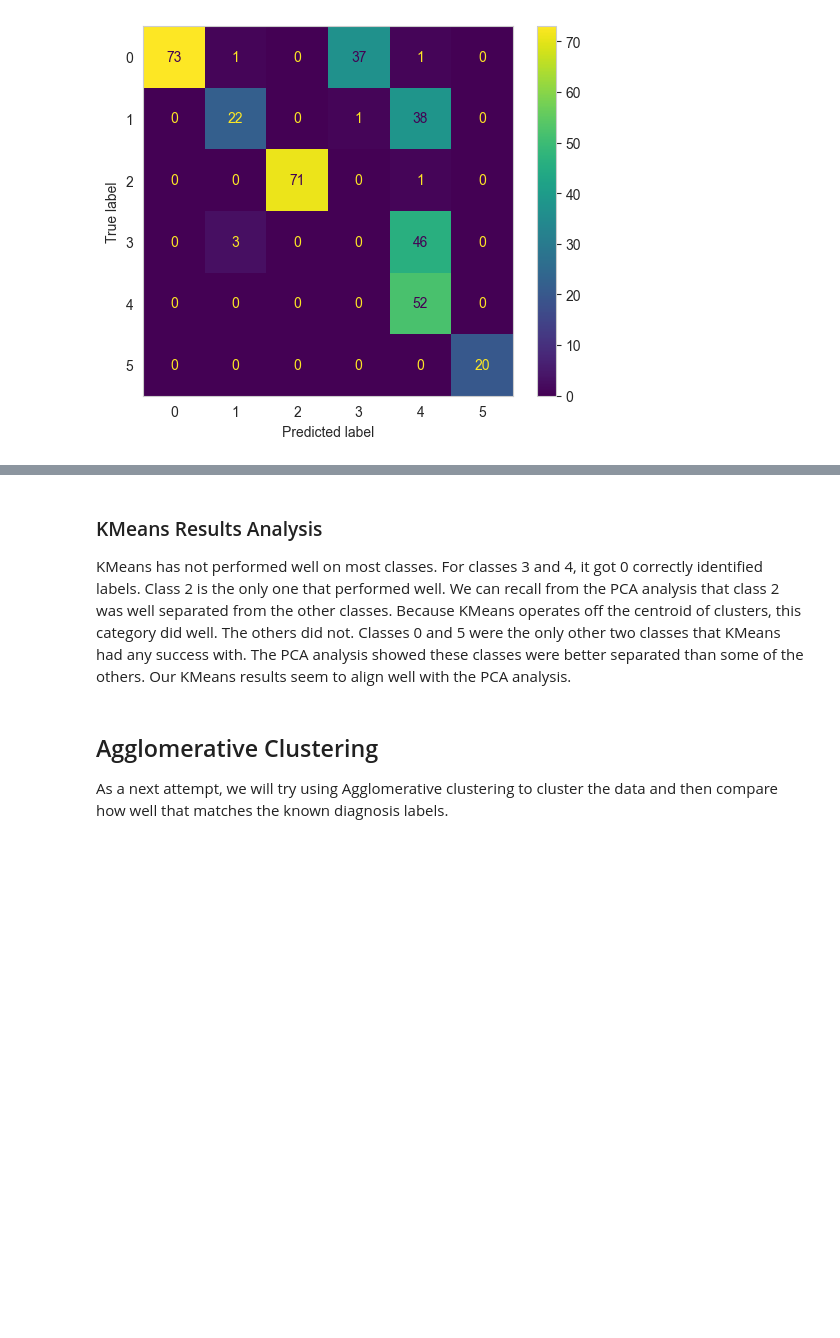
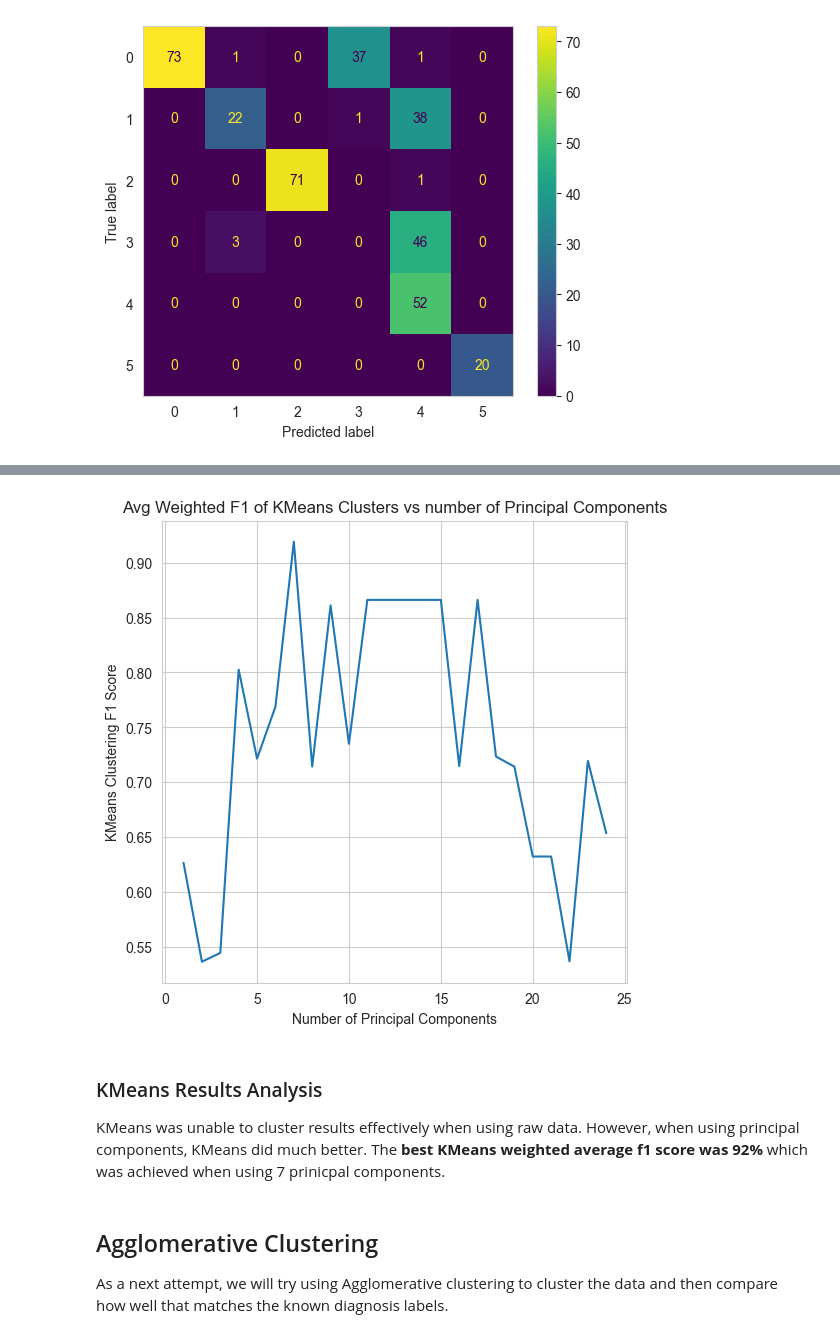
Before and after one commit to seanpritchard94/dermatology, a Jupyter notebook: dermatology.ipynb, the cells around one changed output, grey strips where cells are left out. Cells and saved outputs as stored; diff of their text form; code cells hidden in the pictures; blank space fills up the shorter version.

```diff
--- a/dermatology.ipynb
+++ b/dermatology.ipynb
@@ -396,7 +443,16 @@ weighted avg       0.75      0.65      0.65       366
+# %%
+plt.figure(figsize=(6, 6))
+plt.plot(pca_to_f1.keys(), pca_to_f1.values())
+plt.xlabel('Number of Principal Components')
+plt.ylabel('KMeans Clustering F1 Score')
+plt.title('Avg Weighted F1 of KMeans Clusters vs number of Principal Components')
+plt.show()
+# %% [output]
+[figure, added]
 # %% [markdown]
 ### KMeans Results Analysis ###
 
-KMeans has not performed well on most classes. For classes 3 and 4, it got 0 correctly identified labels. Class 2 is the only one that performed well. We can recall from the PCA analysis that class 2 was well separated from the other classes. Because KMeans operates off the centroid of clusters, this category did well. The others did not. Classes 0 and 5 were the only other two classes that KMeans had any success with. The PCA analysis showed these classes were better separated than some of the others. Our KMeans results seem to align well with the PCA analysis.
+KMeans was unable to cluster results effectively when using raw data. However, when using principal components, KMeans did much better. The **best KMeans weighted average f1 score was 92%** which was achieved when using 7 prinicpal components.
 # %% [markdown]
 ## Agglomerative Clustering ##
 As a next attempt, we will try using Agglomerative clustering to cluster the data and then compare how well that matches the known diagnosis labels.
```
Also changed, not shown: parts of 13 cells of this notebook.
